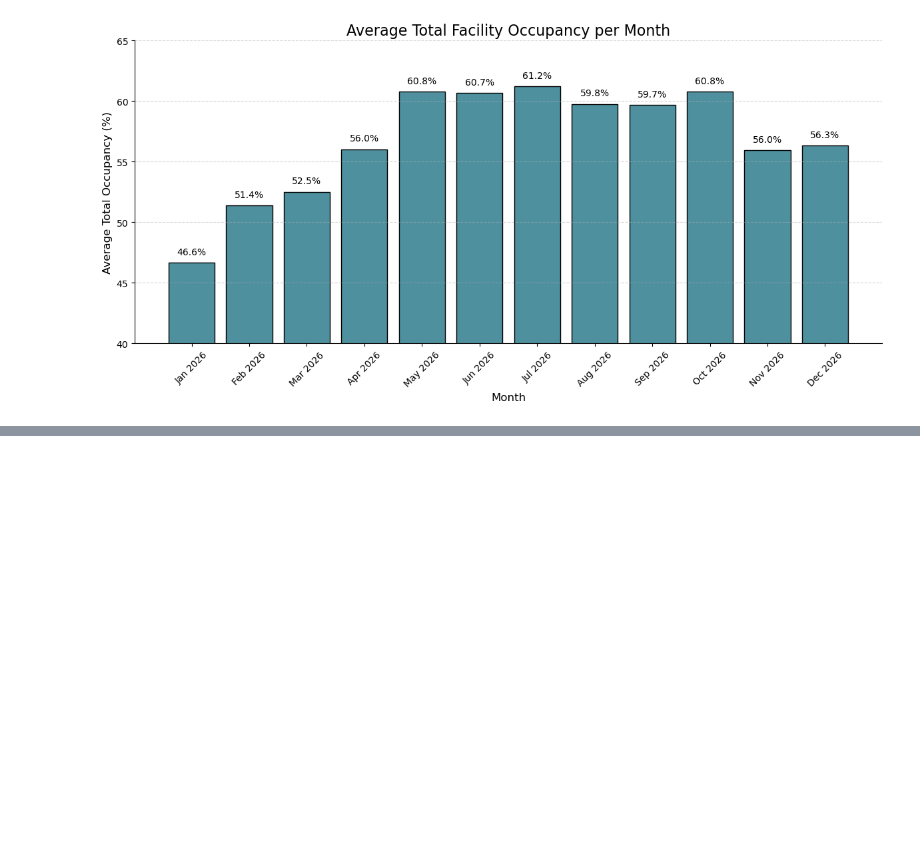
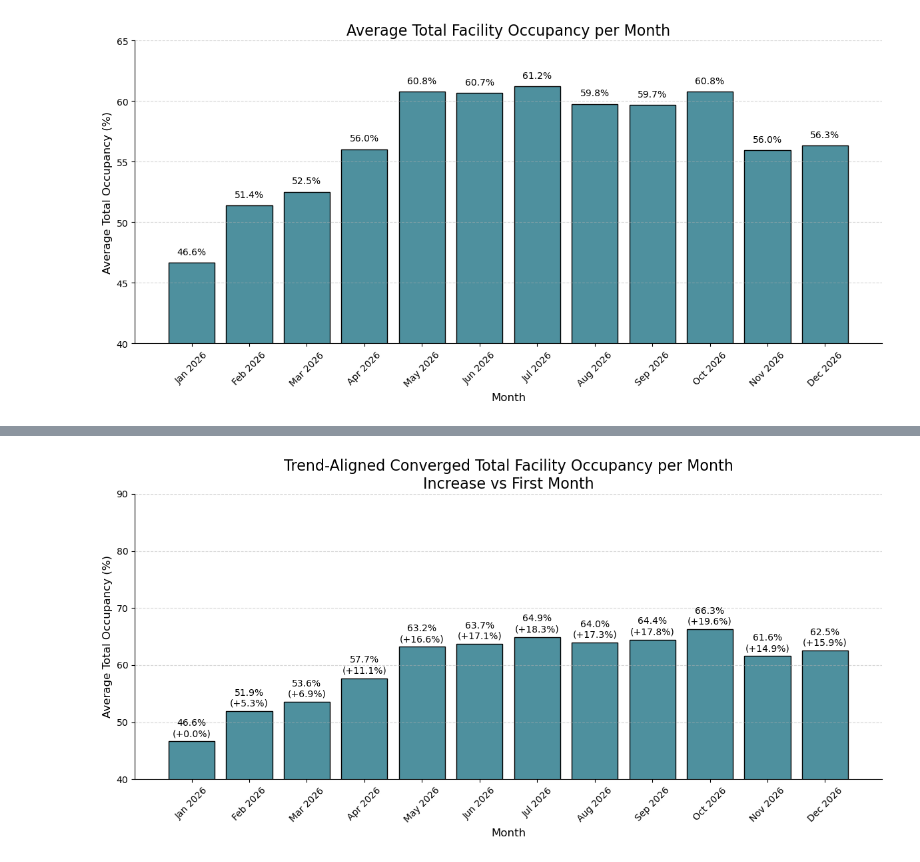
Before and after one commit to doom-boy/Ontario-Competition-Project, a Jupyter notebook: dynamicOccupationsHypothetical.ipynb, the cells around one changed output, grey strips where cells are left out. Saved outputs shown, nothing was run; the diff lists cells and outputs as text; code cells hidden in the pictures; blank space fills up the shorter version.

```diff
--- a/dynamicOccupationsHypothetical.ipynb
+++ b/dynamicOccupationsHypothetical.ipynb
@@ -87,0 +352,100 @@ plt.show()
+# %%
+import pandas as pd
+import numpy as np
+import matplotlib.pyplot as plt
+import seaborn as sns
+
+# --- Copy and prep ---
+df_hypo_converge = df_hypo.copy()
+df_hypo_converge['Date'] = pd.to_datetime(df_hypo_converge['Date'])
+
+# --- Compute total occupancy and total % ---
+df_hypo_converge['Total Occupied'] = (
+    df_hypo_converge['LOT 2 General Occupied'] + df_hypo_converge['LOT 2 Premium Occupied'] +
+    df_hypo_converge['LOT 3 Occupied'] + df_hypo_converge['LOT 4 General Occupied'] +
+    df_hypo_converge['LOT 4 Premium Occupied'] + df_hypo_converge['LOT 5 Occupied'] +
+    df_hypo_converge['LOT 6 Occupied']
+)
+df_hypo_converge['Total Spaces'] = (
+    df_hypo_converge['LOT 2 General Spaces'] + df_hypo_converge['LOT 2 Premium Spaces'] +
+    df_hypo_converge['LOT 3 Spaces'] + df_hypo_converge['LOT 4 General Spaces'] +
+    df_hypo_converge['LOT 4 Premium Spaces'] + df_hypo_converge['LOT 5 Spaces'] +
+    df_hypo_converge['LOT 6 Spaces']
+)
+df_hypo_converge['Total % Capacity'] = df_hypo_converge['Total Occupied'] / df_hypo_converge['Total Spaces']
+
+# --- Monthly total trend ---
+df_hypo_converge['Month'] = df_hypo_converge['Date'].dt.to_period('M')
+monthly_trend = df_hypo_converge.groupby('Month')['Total % Capacity'].mean()
+df_hypo_converge['Trend %'] = df_hypo_converge['Month'].map(monthly_trend)
+
+# --- Strong but trend-aligned convergence ---
+lot_pct_cols = [
+    'LOT 2 General % Capacity', 'LOT 2 Premium % Capacity',
+    'LOT 3 % Capacity', 'LOT 4 General % Capacity',
+    'LOT 4 Premium % Capacity', 'LOT 5 % Capacity',
+    'LOT 6 % Capacity'
+]
+convergence_factor = 0.5
+
+for i in range(len(df_hypo_converge)):
+    trend_pct = df_hypo_converge.loc[i, 'Trend %']
+    total_occ = df_hypo_converge.loc[i, 'Total Occupied']
+
+    current_pcts = df_hypo_converge.loc[i, lot_pct_cols].values
+    spaces = np.array([df_hypo_converge.loc[i, col.replace('% Capacity', 'Spaces').strip()] for col in lot_pct_cols])
+
+    new_pcts = current_pcts + convergence_factor * (trend_pct - current_pcts)
+    new_occ = new_pcts * spaces
+    scale_factor = total_occ / new_occ.sum()
+    new_occ *= scale_factor
+    new_pcts = new_occ / spaces
+
+    for col, pct, occ in zip(lot_pct_cols, new_pcts, new_occ):
+        df_hypo_converge.at[i, col] = pct
+        occ_col = col.replace('% Capacity', 'Occupied').strip()
+        df_hypo_converge.at[i, occ_col] = occ
+
+# --- Recalculate totals ---
+df_hypo_converge['Total Occupied'] = df_hypo_converge[[
+    'LOT 2 General Occupied','LOT 2 Premium Occupied','LOT 3 Occupied',
+    'LOT 4 General Occupied','LOT 4 Premium Occupied','LOT 5 Occupied','LOT 6 Occupied'
+]].sum(axis=1)
+df_hypo_converge['Total % Capacity'] = df_hypo_converge['Total Occupied'] / df_hypo_converge['Total Spaces']
+
+# --- Monthly averages ---
+monthly_avg_converge = df_hypo_converge.groupby('Month')['Total % Capacity'].mean().reset_index()
+monthly_avg_converge['Month'] = monthly_avg_converge['Month'].dt.to_timestamp()
+monthly_avg_converge['Average %'] = monthly_avg_converge['Total % Capacity'] * 100
+
+# --- Compute increase relative to first month ---
+first_value = monthly_avg_converge.loc[0, 'Average %']
+monthly_avg_converge['Increase vs First Month %'] = (monthly_avg_converge['Average %'] - first_value)
+
+# --- Plot ---
+plt.figure(figsize=(12, 6))
+bars = plt.bar(
+    monthly_avg_converge['Month'].dt.strftime('%b %Y'),
+    monthly_avg_converge['Average %'],
+    color='#4e909e',
+    edgecolor='black'
+)
+
+for bar, inc in zip(bars, monthly_avg_converge['Increase vs First Month %']):
+    height = bar.get_height()
+    label = f'{height:.1f}%'
+    if not np.isnan(inc):
+        label += f'\n(+{inc:.1f}%)'
+    plt.text(bar.get_x() + bar.get_width() / 2, height + 0.5, label, ha='center', va='bottom', fontsize=10)
+
+plt.title("Trend-Aligned Converged Total Facility Occupancy per Month\nIncrease vs First Month", fontsize=16, fontweight='normal')
+plt.xlabel("Month", fontsize=12)
+plt.ylabel("Average Total Occupancy (%)", fontsize=12)
+plt.xticks(rotation=45)
+sns.despine()
+plt.grid(axis='y', linestyle='--', alpha=0.5)
+plt.tight_layout()
+plt.ylim(40, 90)
+plt.show()
+# %% [output]
+[figure, added]
```
Also changed, not shown: parts of 9 cells of this notebook, 8 other files.
